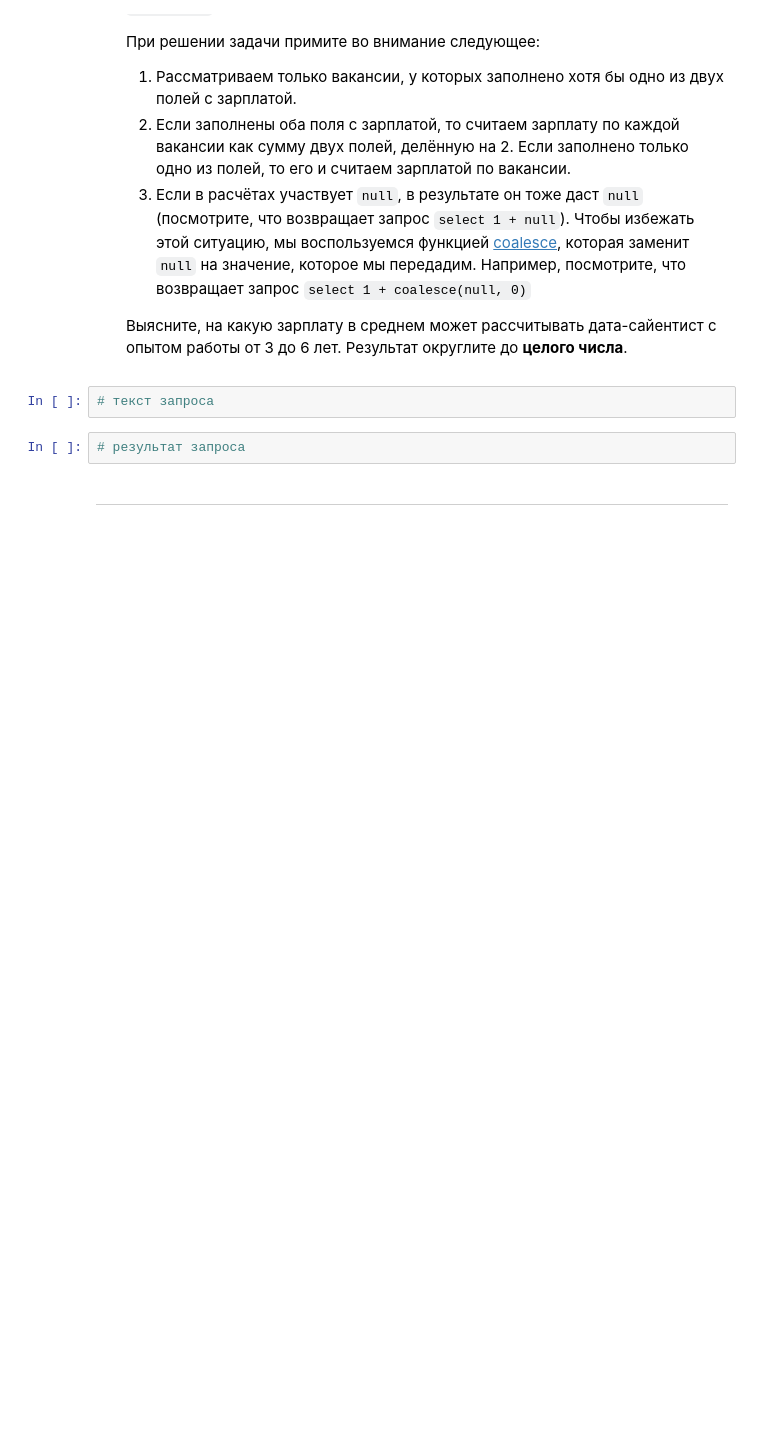
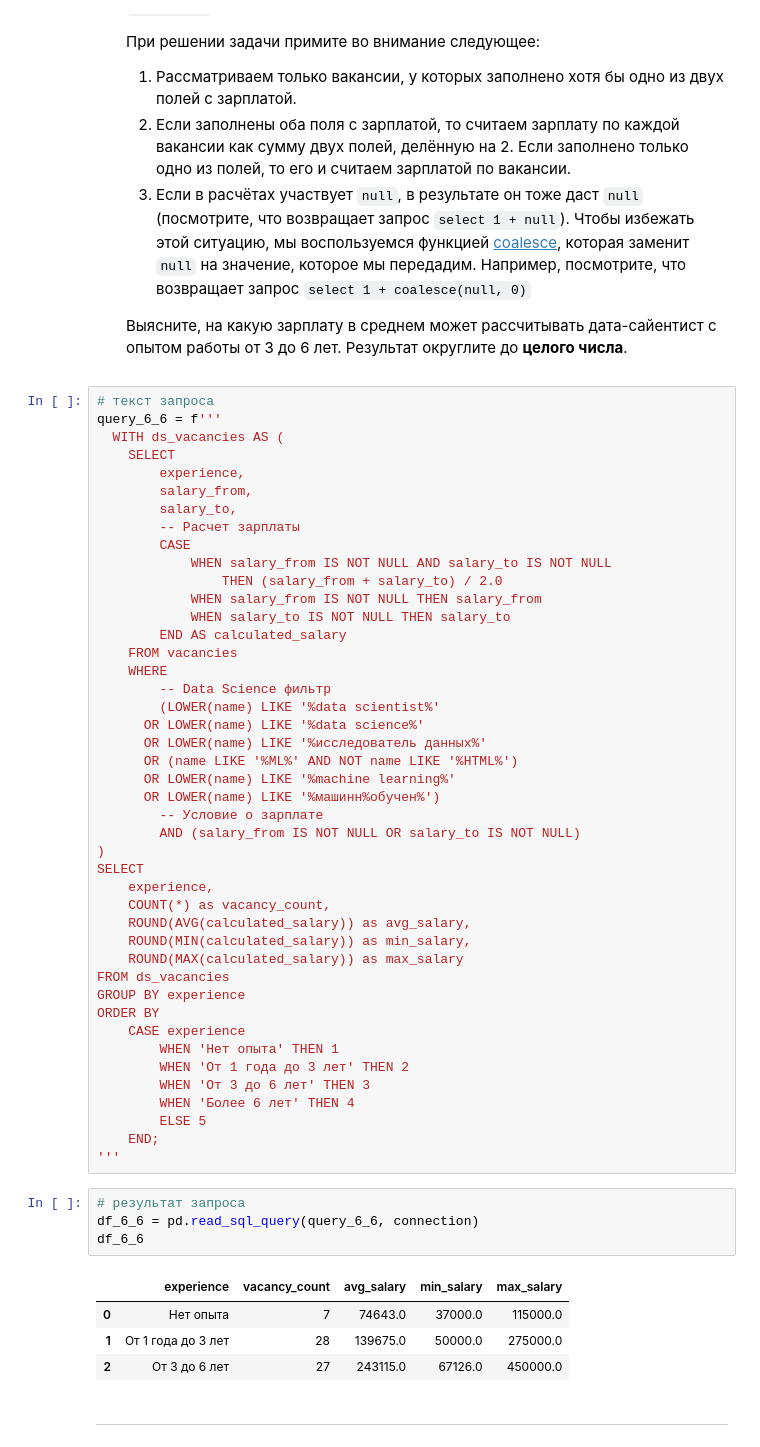
Before and after one commit to Alsweire/SQL_Project, a Jupyter notebook: Project_SQL_Ноутбук_Акимова.ipynb, the cells around one changed output. Drawn from its saved outputs; the diff is of its cells as text; blank space fills up the shorter version.

```diff
--- a/Project_SQL_Ноутбук_Акимова.ipynb
+++ b/Project_SQL_Ноутбук_Акимова.ipynb
@@ -684,8 +709,57 @@ df_6_4
     Выясните, на какую зарплату в среднем может рассчитывать дата-сайентист с опытом работы от 3 до 6 лет. Результат округлите до **целого числа**.
 # %%
 # текст запроса
+query_6_6 = f'''
+  WITH ds_vacancies AS (
+    SELECT
+        experience,
+        salary_from,
+        salary_to,
+        -- Расчет зарплаты
+        CASE
+            WHEN salary_from IS NOT NULL AND salary_to IS NOT NULL
+                THEN (salary_from + salary_to) / 2.0
+            WHEN salary_from IS NOT NULL THEN salary_from
+            WHEN salary_to IS NOT NULL THEN salary_to
+        END AS calculated_salary
+    FROM vacancies
+    WHERE
+        -- Data Science фильтр
+        (LOWER(name) LIKE '%data scientist%'
+      OR LOWER(name) LIKE '%data science%'
+      OR LOWER(name) LIKE '%исследователь данных%'
+      OR (name LIKE '%ML%' AND NOT name LIKE '%HTML%')
+      OR LOWER(name) LIKE '%machine learning%'
+      OR LOWER(name) LIKE '%машинн%обучен%')
+        -- Условие о зарплате
+        AND (salary_from IS NOT NULL OR salary_to IS NOT NULL)
+)
+SELECT
+    experience,
+    COUNT(*) as vacancy_count,
+    ROUND(AVG(calculated_salary)) as avg_salary,
+    ROUND(MIN(calculated_salary)) as min_salary,
+    ROUND(MAX(calculated_salary)) as max_salary
+FROM ds_vacancies
+GROUP BY experience
+ORDER BY
+    CASE experience
+        WHEN 'Нет опыта' THEN 1
+        WHEN 'От 1 года до 3 лет' THEN 2
+        WHEN 'От 3 до 6 лет' THEN 3
+        WHEN 'Более 6 лет' THEN 4
+        ELSE 5
+    END;
+'''
 # %%
 # результат запроса
+df_6_6 = pd.read_sql_query(query_6_6, connection)
+df_6_6
+# %% [output]
+|  | experience | vacancy_count | avg_salary | min_salary | max_salary |
+| 0 | Нет опыта | 7 | 74643.0 | 37000.0 | 115000.0 |
+| 1 | От 1 года до 3 лет | 28 | 139675.0 | 50000.0 | 275000.0 |
+| 2 | От 3 до 6 лет | 27 | 243115.0 | 67126.0 | 450000.0 |
 # %% [markdown]
 ***
 # %%
```
Also changed, not shown: parts of 13 cells of this notebook.
